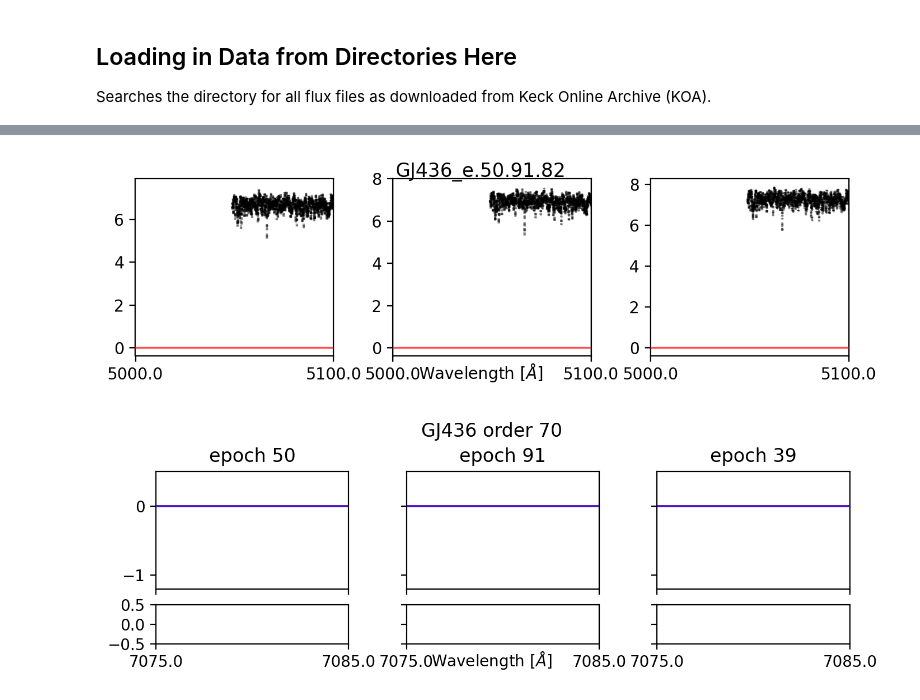
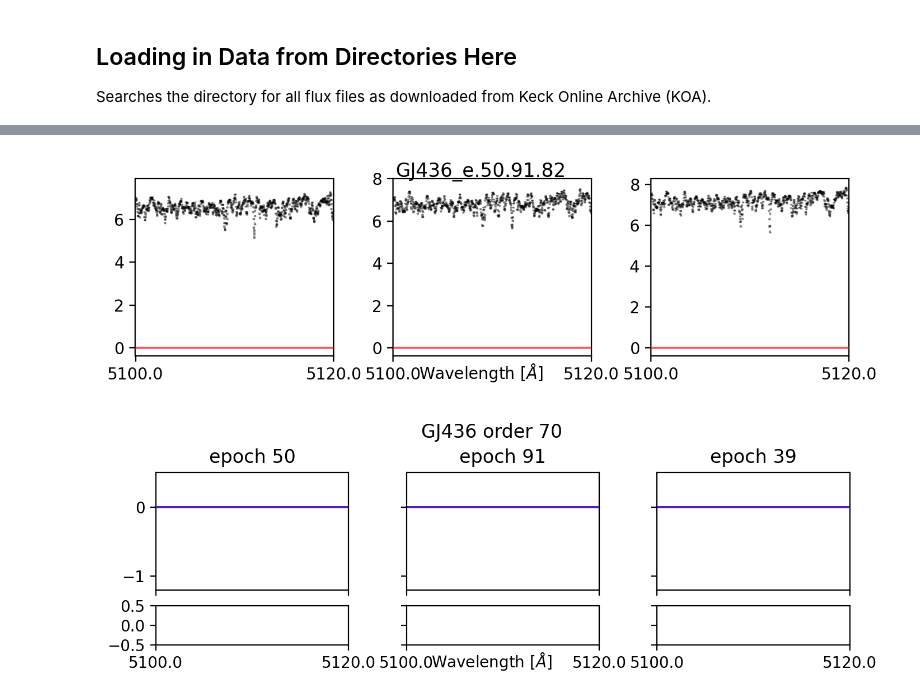
Before and after one commit to mdd423/wobble_jax, a Jupyter notebook: notebooks/03-gilese436.ipynb, the cells around one changed output, grey strips where cells are left out. Saved outputs shown, nothing was run; the diff lists cells and outputs as text; code cells hidden in the pictures.

Commit message:
update plots for hd4307

```diff
--- a/notebooks/03-gilese436.ipynb
+++ b/notebooks/03-gilese436.ipynb
@@ -184,12 +182,16 @@ def get_dataset(files,epsilon=np.exp(-11)):
 
         airmass = float(hdu1[0].header['AIRMASS'])
 
-        flux = jnp.array(hdu1[1].data['flux'],dtype=np.float64)
-        xs = jnp.log(jnp.array(hdu1[1].data['wave'],dtype=np.float64))
-        ys = jnp.log(flux)
-        yerr = jnp.array(hdu1[1].data['Error'],dtype=np.float64)/flux
+        flux = np.array(hdu1[1].data['flux'],dtype=np.float64)
+        xs = np.log(jnp.array(hdu1[1].data['wave'],dtype=np.float64))
+        ys = np.log(flux)
+        yerr = np.array(hdu1[1].data['Error'],dtype=np.float64)/flux
         ma = np.isnan(yerr) | np.isinf(yerr) | np.isinf(flux) | (flux <= epsilon) | np.isnan(flux) | (yerr <= 0)
         objname = hdu1[0].header['OBJFILE']
+
+        ys[ma] = 0.0
+        xs[ma] = np.min(xs)
+        yerr[ma] = 1e-13
 
         try:
             jd = at.Time('{}T{}'.format(hdu1[0].header['DATE-OBS'],hdu1[0].header['UTC']), format='isot', scale='utc')
@@ -262,7 +264,7 @@ def get_model(dataset,resolution,p_val,vel_padding,init_rvs,rest_vels,airmass):
     return model
 # %%
 def train_norm(model, dataset, loss, device_store, device_op, batch_size,nsigma = [0.5,2], maxiter=3):
-    options = {"maxiter": 4096,\
+    options = {"maxiter": 10,\
                "factr": 1e4,\
               }
     # Fit Normalization Template
@@ -343,10 +345,10 @@ vel_padding = 100 * u.km / u.s
 
 lmb = 1e-7
 
-norm_p_val = 4
+norm_p_val = 3
 norm_pts   = 4
 
 star_name = 'GJ436'
 os.makedirs(os.path.join(out_dir,star_name),exist_ok=True)
-print((echelle_order == all_orders))
+print(np.unique(all_orders))
 # %% [output]
@@ -369,7 +374,7 @@ for echelle_order in [echelle_order]:
 
             dataset, airmasses, bcs, jds = get_dataset(np.array(name_arr)[name_mask])
             norm_dataset = copy.deepcopy(dataset)
-
+            print(np.sum(dataset.xs),np.sum(dataset.yivar),np.sum(dataset.ys))
             init_rvs = bcs
             rest_rvs = np.zeros(init_rvs.shape)#ccf_arr_obj['ccf_rvc'] - ccf_arr_obj['ccf_rvs']
             print(init_rvs.shape,rest_rvs.shape)
@@ -378,7 +383,7 @@ for echelle_order in [echelle_order]:
             model =  get_model(dataset,resolution,p_val,vel_padding,init_rvs,rest_rvs,airmasses)
             norm_model = get_normalization_model(dataset,norm_p_val,norm_pts)
             model += norm_model
-            print(dataset.yivar)
+            # print(dataset.yivar)
             reg_s = lmb*jabble.loss.L2Reg([0,1]) * np.nansum(dataset.yivar)
             reg_t = lmb*jabble.loss.L2Reg([1,1]) * np.nansum(dataset.yivar)
             model.metadata = dataset.metadata
@@ -387,7 +392,7 @@ for echelle_order in [echelle_order]:
 
             model.display()
 
-            model = train_norm(model, norm_dataset, loss, device_store, device_op, batch_size,maxiter=2,nsigma=[0.3,3])
+            model = train_norm(model, norm_dataset, loss, device_store, device_op, batch_size,maxiter=2,nsigma=[1,3])
             model = train_cycle(model, dataset, loss + reg_s + reg_t, device_store, device_op, batch_size)
 
             rv_model = model
@@ -582,7 +584,7 @@ dataset.to_device(cpus[0])
 
 # lrange = np.linspace(int(np.mean(np.exp(dataset[plt_epoch].xs))),\
 #                      int(np.mean(np.exp(dataset[plt_epoch].xs)))+10,4)[:,None]
-lrange = np.linspace(5,5100,2)[:,None]
+lrange = np.linspace(5100,5120,2)[:,None]
 epoch_str = ''
 # lrange = l_plt*np.ones(len(rv_inds))[:,None] + np.arange(-2,2,2)[None,:]
 for ii,plt_epoch in enumerate(plt_epoches):
@@ -607,33 +609,33 @@ fig, axes = plt.subplots(2,len(plt_epoches),figsize=(8,2),sharex='col',sharey='r
                              facecolor=(1, 1, 1),height_ratios=[3,1],dpi=200)
 
 plt.subplots_adjust(wspace=0.3)
 model.to_device(cpus[0])
 dataset.to_device(cpus[0])
 # norm_dataset.to_device(cpus[0])
 
 # plt_width = np.arange(-40,40,20) + 10
 # plt_epoch = 19
 
 # lrange = np.linspace(int(np.mean(np.exp(dataset[plt_epoch].xs))),\
 #                      int(np.mean(np.exp(dataset[plt_epoch].xs)))+10,4)[:,None]
-lrange = np.linspace(7075,7085,2)[:,None]
+lrange = np.linspace(5100,5120,2)[:,None]
 epoch_str = ''
 # lrange = l_plt*np.ones(len(rv_inds))[:,None] + np.arange(-2,2,2)[None,:]
 for ii,plt_epoch in enumerate(plt_epoches):
     # axes[0,ii] = make_subplot_norm(axes[0,ii],model,dataset,None,plt_epoch,cpus[0],lrange[:,0],nsigma=[0.5,3])
 
     # axes[1,ii].text(dataset.metadata['order'][plt_epoches[0]])
     axes[:,ii] = make_subplot(axes[:,ii],model,dataset,plt_epoch,cpus[0],lrange[:,0])
     axes[0,ii].set_title('epoch {}'.format(plt_epoch))
     epoch_str += '.' + str(plt_epoch)
 plt_name = os.path.join(out_dir,"{}_spectra_l{}-{}_e{}_o{}.png".format(star_name,\
                                                                        lrange.min(),lrange.max(),\
                                                                        epoch_str,echelle_order))
 
 fig.suptitle('{} order {}'.format(star_name,echelle_order),y=1.1)
 fig.text(0.5, 0.01, 'Wavelength [$\\AA$]', ha='center')
 plt.savefig(plt_name)
 plt.show()
 # %% [output]
-[figure, old version]
+[figure, new version]
 [figure]
```
Also changed, not shown: parts of 3 cells of this notebook, 1 other file.
